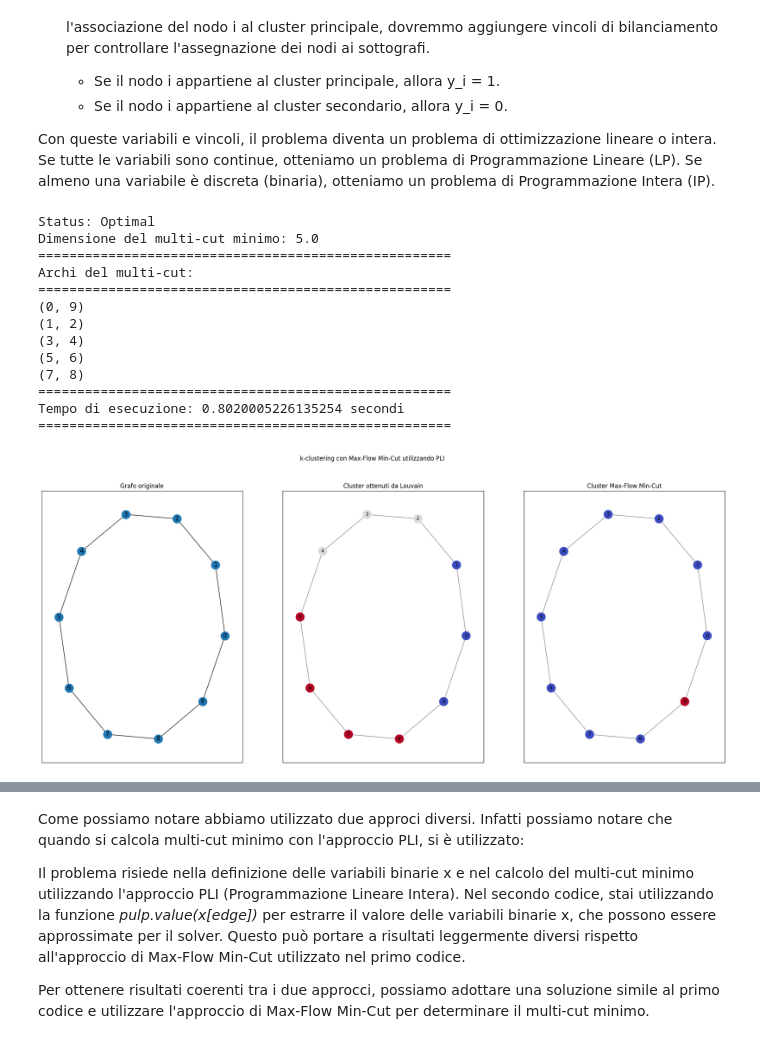
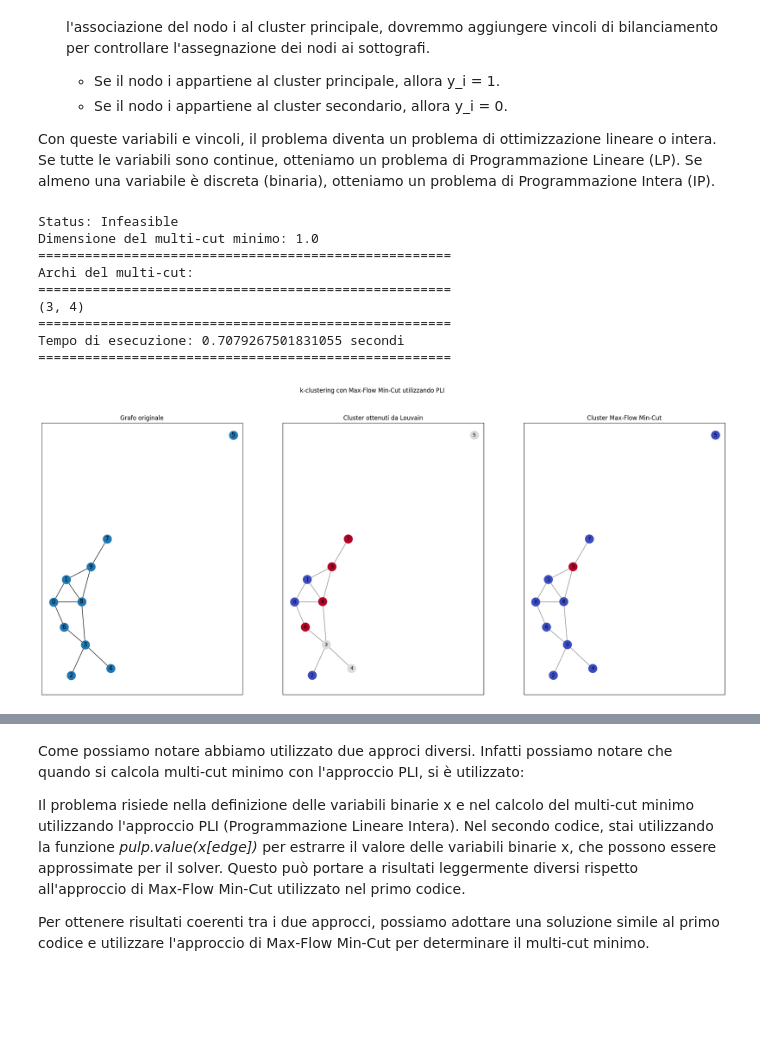
Before and after one commit to ele10-code/k-clustering, a Jupyter notebook: k-clustering.ipynb, the cells around one changed output, grey strips where cells are left out. Saved outputs shown, nothing was run; the diff lists cells and outputs as text; code cells hidden in the pictures; blank space fills up the shorter version.

```diff
--- a/k-clustering.ipynb
+++ b/k-clustering.ipynb
@@ -249,8 +249,8 @@ import time
 time_start = time.time()
 
 # Creazione del grafo casuale
-# G = nx.gnm_random_graph(n=20, m=24, seed=42)
-G = nx.cycle_graph(10)
+G = nx.gnm_random_graph(n=10, m=11, seed=42)
+# G = nx.cycle_graph(10)
 
 # Definizione del problema di ottimizzazione
 prob = pulp.LpProblem("Minimum_MultiCut", pulp.LpMinimize)
@@ -318,41 +318,37 @@ plt.title("Grafo originale")
 # Seconda visualizzazione: Cluster ottenuti da Louvain
 plt.subplot(1, 3, 2)
 plt.axis("on")
 # Coloriamo i nodi in base all'etichetta del cluster
 nx.draw_networkx_nodes(G, pos, node_size=300, cmap=plt.get_cmap("coolwarm"), node_color=list(partition.values()))
 nx.draw_networkx_edges(G, pos, alpha=0.5)
 # Aggiungi le label dei nodi originali (etichette dei nodi iniziali)
 node_labels = {node: str(node) for node in G.nodes()}
 nx.draw_networkx_labels(G, pos, labels=node_labels, font_size=10, font_color='black')
 plt.title("Cluster ottenuti da Louvain")
 
 # Terza visualizzazione: Cluster ottenuti da Max-Flow Min-Cut
 plt.subplot(1, 3, 3)
 plt.axis("on")
 # Coloriamo i nodi in base alla partizione ottenuta
 nx.draw_networkx_nodes(G, pos, node_size=300, cmap=plt.get_cmap("coolwarm"), node_color=list(color_map.values()))
 nx.draw_networkx_edges(G, pos, alpha=0.5)
 # Aggiungi le label dei nodi originali (etichette dei nodi iniziali)
 node_labels = {node: str(node) for node in G.nodes()}
 nx.draw_networkx_labels(G, pos, labels=node_labels, font_size=10, font_color='black')
 plt.title("Cluster Max-Flow Min-Cut")
 
 plt.show()
 # %% [output]
-Status: Optimal
-Dimensione del multi-cut minimo: 5.0
+Status: Infeasible
+Dimensione del multi-cut minimo: 1.0
 =====================================================
 Archi del multi-cut:
 =====================================================
-(0, 9)
-(1, 2)
 (3, 4)
-(5, 6)
-(7, 8)
 =====================================================
-Tempo di esecuzione: 0.8020005226135254 secondi
+Tempo di esecuzione: 0.7079267501831055 secondi
 =====================================================
-[figure, old version]
+[figure, new version]
 # %%
 import networkx as nx
 import matplotlib.pyplot as plt
```
Also changed, not shown: parts of 5 cells of this notebook, 1 other file.
